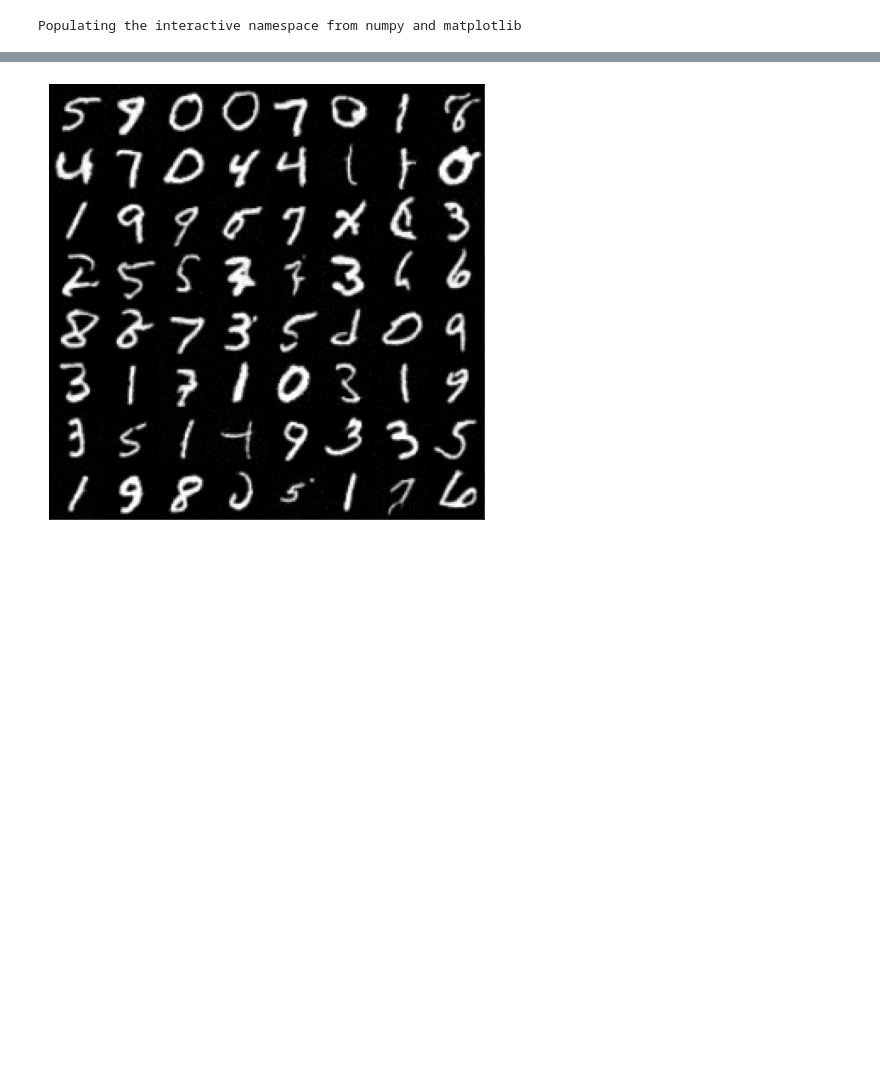
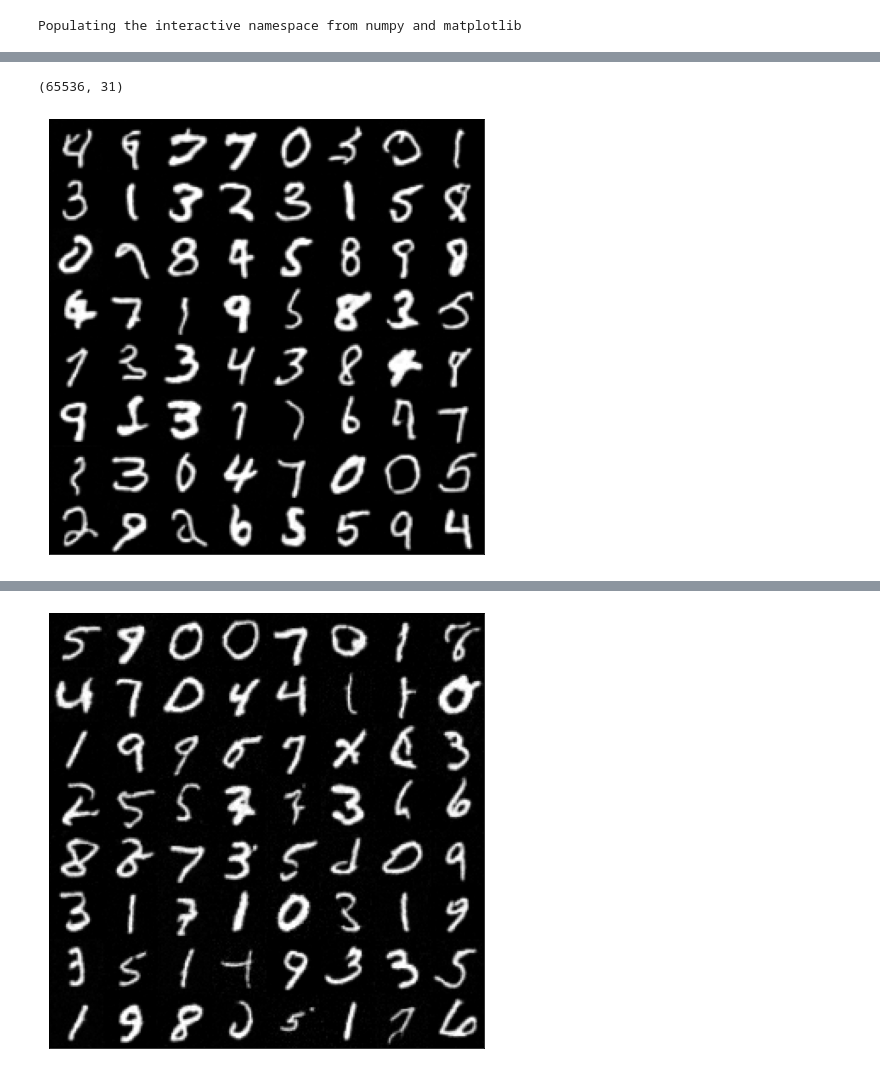
Before and after one commit to necludov/action-matching-pytorch, a Jupyter notebook: notebooks/evaluate.ipynb, the cells around one changed output, grey strips where cells are left out. Saved outputs shown, nothing was run; the diff lists cells and outputs as text; code cells hidden in the pictures; blank space fills up the shorter version.

```diff
--- a/notebooks/evaluate.ipynb
+++ b/notebooks/evaluate.ipynb
@@ -43,0 +64,27 @@ s = get_s(net, config.model.s)
+# %%
+x_1 = torch.randn(64, config.data.num_channels, config.data.image_size, config.data.image_size).to(device)
+shape = x_1.shape
+x_1 = x_1.detach().cpu().numpy().flatten()
+
+def ode_func(t, x):
+    sample = torch.from_numpy(x).reshape(shape).to(device).type(torch.float32)
+    vec_t = torch.ones(sample.shape[0], device=sample.device) * t
+    sample.requires_grad = True
+    dx = torch.autograd.grad(s(vec_t, sample).sum(), sample)[0].detach()
+    sample.detach()
+    dx = dx.detach().cpu().numpy().flatten()
+    return dx
+# %%
+solution = integrate.solve_ivp(ode_func, (1.0, 0.0), x_1, rtol=1e-7, atol=1e-7, method='RK45')
+# %%
+solution['y'].shape
+# %% [output]
+(65536, 31)
+# %%
+figsize(10,8)
+big_img = stack_imgs(torch.from_numpy(solution['y'][:,-1].reshape(shape)))
+plt.xticks([])
+plt.yticks([])
+_ = plt.imshow(big_img, cmap='gray')
+# %% [output]
+[figure, added]
```
Also changed, not shown: parts of 8 cells of this notebook, 2 other files.
